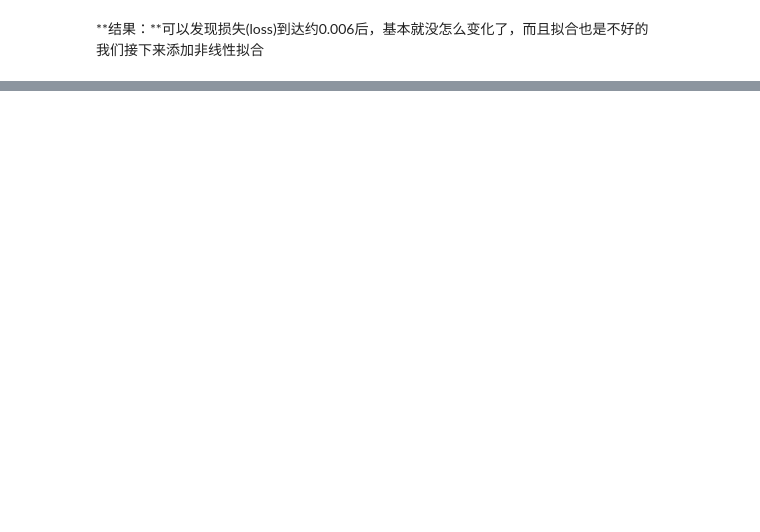
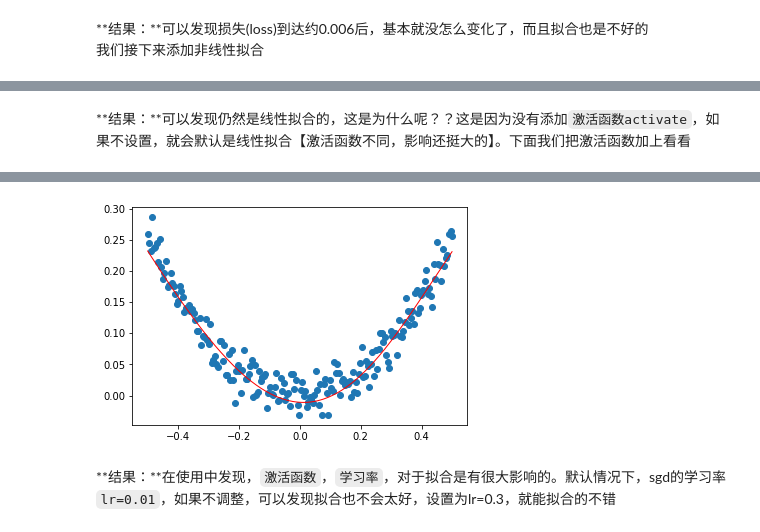
Before and after one commit to leiyi-ihb/ColabPractics, a Jupyter notebook: B_practices/keras_example02_做个简单的非线性回归训练.ipynb, the cells around one changed output, grey strips where cells are left out. Drawn from its saved outputs; the diff is of its cells as text; code cells hidden in the pictures; blank space fills up the shorter version.

```diff
--- a/B_practices/keras_example02_做个简单的非线性回归训练.ipynb
+++ b/B_practices/keras_example02_做个简单的非线性回归训练.ipynb
@@ -102,0 +116,40 @@ plt.show()
+# %% [markdown]
+**结果：**可以发现仍然是线性拟合的，这是为什么呢？？这是因为没有添加`激活函数activate`，如果不设置，就会默认是线性拟合【激活函数不同，影响还挺大的】。下面我们把激活函数加上看看
+# %%
+from keras.layers import Activation
+from keras.optimizers import SGD
+model = Sequential()
+# model.add(Dense(units=1, input_dim=1)) #这只有一个输入单元（神经元），一个输出单元（神经元），太简单了，就不能拟合复杂的，因此我们需要多加一些神经元和隐藏层
+#输入1，中间层（隐藏层）10
+model.add(Dense(units=10, input_dim=1)) #这同时意味着这里的输出也会是10
+model.add(Activation('tanh'))
+#输出层1
+model.add(Dense(units=1)) #等同于model.add(Dense(units=1, input_dim=10))这个input_dim=10其实就是自动承接的上一层的输出
+model.add(Activation('tanh'))
+#编译模型
+sgd = SGD(lr=0.3)
+model.compile(optimizer=sgd, loss='mse', metrics=["accuracy"])
+
+#训练300个批次
+for step in range(3001):
+  #每次训练一个批次
+  cost = model.train_on_batch(x_data, y_data) #这里每次batch都将所有数据进行训练
+  #没500个batch，打印一次cost值
+  if step % 500 == 0:
+    print("loss:", cost)
+
+#打印权值和偏置值
+w, b = model.layers[0].get_weights() #这里的0表示第一层，我们这里只有一层
+print("w:", w, "b:", b)
+
+# x_data输入网络中，得到预测值y_pred
+y_pred= model.predict(x_data)
+
+# 显示随机点
+plt.scatter(x_data, y_data)
+
+# 显示预测结果
+plt.plot(x_data, y_pred, "r-", lw=1)
+# plt.scatter(x_data, y_pred)
+plt.show()
+# %% [output]
@@ -102,0 +167,3 @@ plt.show()
+[figure, added]
+# %% [markdown]
+**结果：**在使用中发现，`激活函数`，`学习率`，对于拟合是有很大影响的。默认情况下，sgd的学习率`lr=0.01`，如果不调整，可以发现拟合也不会太好，设置为lr=0.3，就能拟合的不错
```
Also changed, not shown: parts of 4 cells of this notebook.
